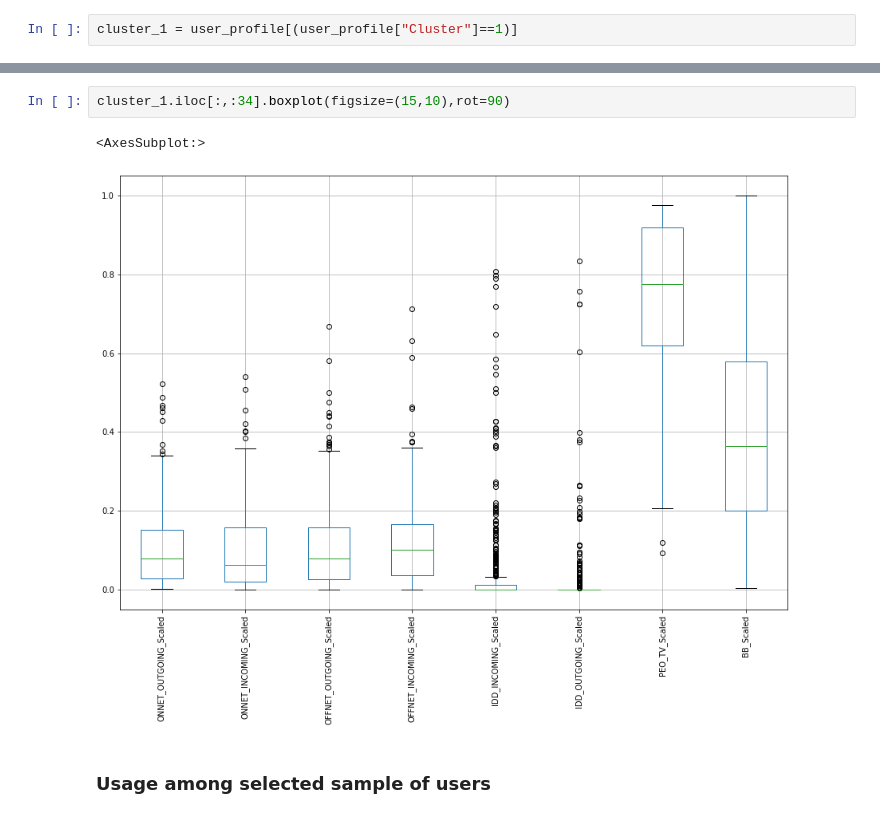
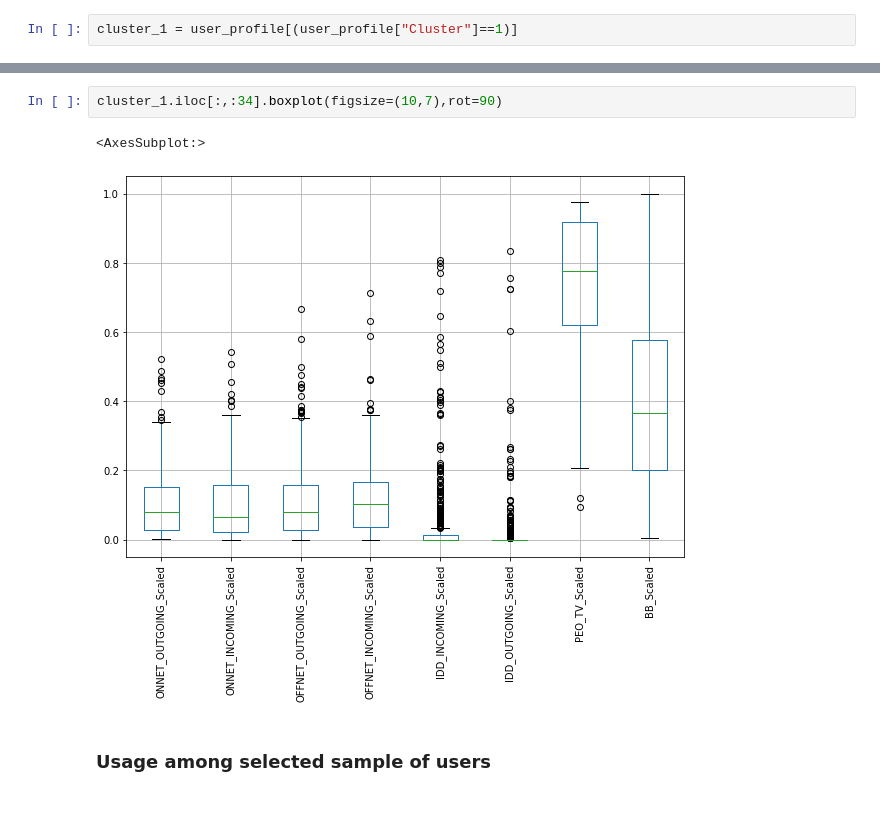
Before and after one commit to cmadusankahw/leve-4-research-hybrid-recommender-for-fixed-line-telco, a Jupyter notebook: Cluster Analysis.ipynb, the cells around one changed output, grey strips where cells are left out. Cells and saved outputs as stored; diff of their text form.

```diff
--- a/Cluster Analysis.ipynb
+++ b/Cluster Analysis.ipynb
@@ -344,10 +296,10 @@ cluster_1.describe()
 | 75% | 0.152914 | 0.157795 | 0.157452 | 0.166331 | ... |
 | max | 0.521929 | 0.540865 | 0.667092 | 0.712569 | ... |
 # %%
-cluster_1.iloc[:,:34].boxplot(figsize=(15,10),rot=90)
+cluster_1.iloc[:,:34].boxplot(figsize=(10,7),rot=90)
 # %% [output]
 <AxesSubplot:>
-[figure, old version]
+[figure, new version]
 # %% [markdown]
 ### Usage among selected sample of users
 # %%
```
Also changed, not shown: parts of 41 cells of this notebook, 1 other file.
